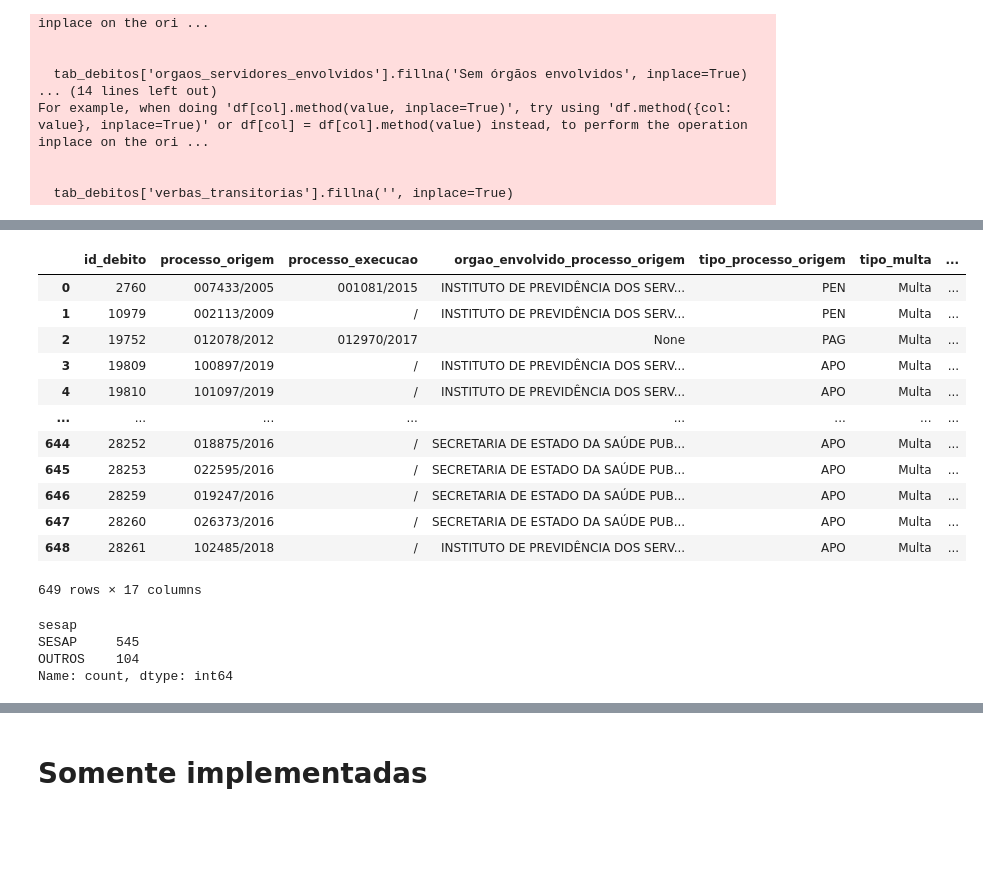
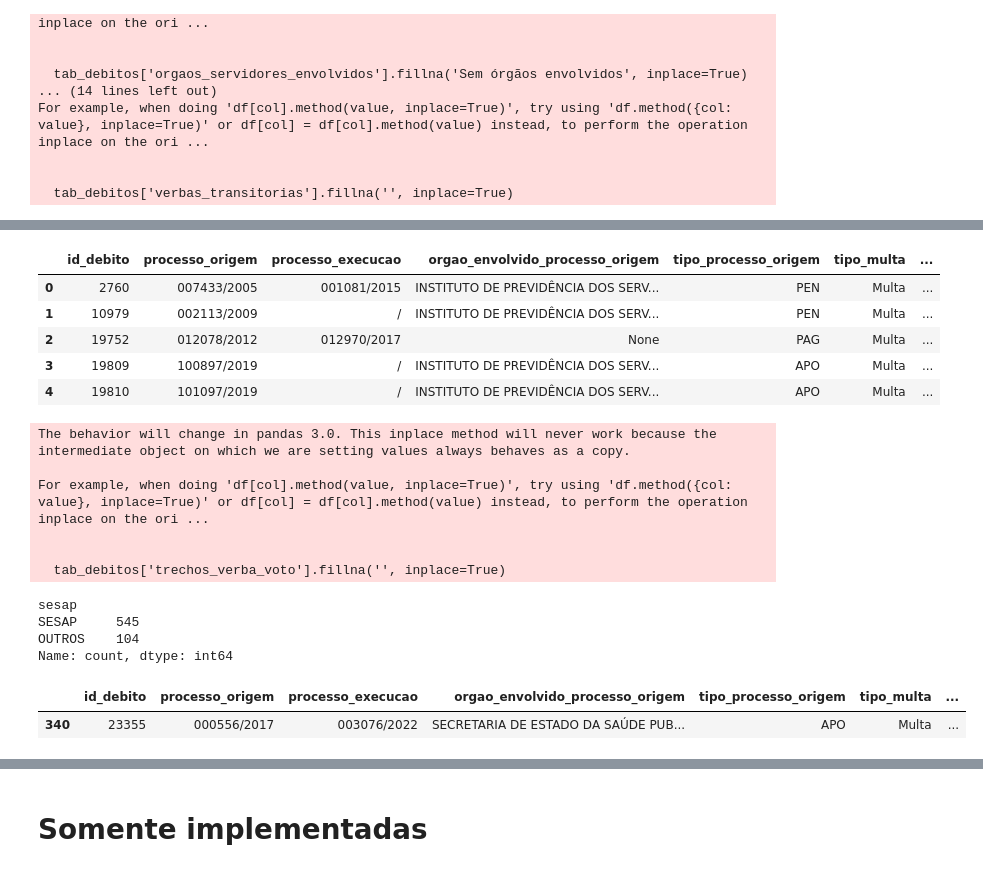
Before and after one commit to eduardoplima/ccd, a Jupyter notebook: scripts/vantagens_trans.ipynb, the cells around one changed output, grey strips where cells are left out. Cells and saved outputs as stored; diff of their text form; code cells hidden in the pictures; blank space fills up the shorter version.

```diff
--- a/scripts/vantagens_trans.ipynb
+++ b/scripts/vantagens_trans.ipynb
@@ -257,9 +257,9 @@ WHERE fr.CPF IN ({','.join([f"'{cpf}'" for cpf in df_processos_origem['cpf'].uni
 )
 AND fr.codigo_orgao NOT IN ('IPERN')
 '''
-df_pessoas_origem = pd.read_sql(sql_pessoas_origem, conn)
+df_sql_pessoas_origem = pd.read_sql(sql_pessoas_origem, conn)
 # %%
-df_pessoas_origem = df_pessoas_origem.groupby('cpf').agg({
+df_pessoas_origem = df_sql_pessoas_origem.groupby('cpf').agg({
     'codigo_orgao': pd.Series.tolist
 }).reset_index()
 
@@ -412,21 +398,14 @@ tab_debitos['servidores_envolvidos'] = tab_debitos['servidores_envolvidos'].appl
     lambda x: ', '.join(x) if isinstance(x, list) else x
 )
 # %%
-tab_debitos
+tab_debitos.head()
 # %% [output]
 |  | id_debito | processo_origem | processo_execucao | orgao_envolvido_processo_origem | tipo_processo_origem | tipo_multa | ... |
 | 0 | 2760 | 007433/2005 | 001081/2015 | INSTITUTO DE PREVIDÊNCIA DOS SERV... | PEN | Multa | ... |
 | 1 | 10979 | 002113/2009 | / | INSTITUTO DE PREVIDÊNCIA DOS SERV... | PEN | Multa | ... |
 | 2 | 19752 | 012078/2012 | 012970/2017 | None | PAG | Multa | ... |
 | 3 | 19809 | 100897/2019 | / | INSTITUTO DE PREVIDÊNCIA DOS SERV... | APO | Multa | ... |
 | 4 | 19810 | 101097/2019 | / | INSTITUTO DE PREVIDÊNCIA DOS SERV... | APO | Multa | ... |
-| ... | ... | ... | ... | ... | ... | ... | ... |
-| 644 | 28252 | 018875/2016 | / | SECRETARIA DE ESTADO DA SAÚDE PUB... | APO | Multa | ... |
-| 645 | 28253 | 022595/2016 | / | SECRETARIA DE ESTADO DA SAÚDE PUB... | APO | Multa | ... |
-| 646 | 28259 | 019247/2016 | / | SECRETARIA DE ESTADO DA SAÚDE PUB... | APO | Multa | ... |
-| 647 | 28260 | 026373/2016 | / | SECRETARIA DE ESTADO DA SAÚDE PUB... | APO | Multa | ... |
-| 648 | 28261 | 102485/2018 | / | INSTITUTO DE PREVIDÊNCIA DOS SERV... | APO | Multa | ... |
-649 rows × 17 columns
 # %%
 def is_sesap(row):
     try:
@@ -439,6 +418,13 @@ tab_debitos['sesap'] = tab_debitos.apply(is_sesap, axis=1)
 tab_debitos['verbas_transitorias'] = tab_debitos['verbas_transitorias'].apply(lambda x: 'Inconclusivo' if x == '' else x)
 # %%
 tab_debitos['trechos_verba_voto'].fillna('', inplace=True)
+# %% [output]
+The behavior will change in pandas 3.0. This inplace method will never work because the intermediate object on which we are setting values always behaves as a copy.
+
+For example, when doing 'df[col].method(value, inplace=True)', try using 'df.method({col: value}, inplace=True)' or df[col] = df[col].method(value) instead, to perform the operation inplace on the ori ...
+
+
+  tab_debitos['trechos_verba_voto'].fillna('', inplace=True)
 # %%
 tab_debitos['sesap'].value_counts()
 # %% [output]
@@ -453,3 +449,8 @@ tab_debitos.to_excel('debitos_processos_nereu.xlsx', index=False)
+# %%
+tab_debitos[mask_manual]
+# %% [output]
+|  | id_debito | processo_origem | processo_execucao | orgao_envolvido_processo_origem | tipo_processo_origem | tipo_multa | ... |
+| 340 | 23355 | 000556/2017 | 003076/2022 | SECRETARIA DE ESTADO DA SAÚDE PUB... | APO | Multa | ... |
 # %%
 sesap_aberto_outros = tab_debitos[(tab_debitos['sesap'] == 'SESAP') & (tab_debitos['status_divida'].str.contains('Aberto')) & (tab_debitos['verbas_transitorias'] == 'Outros assuntos')]
 # %%
```
Also changed, not shown: parts of 24 cells of this notebook, 5 other files.
